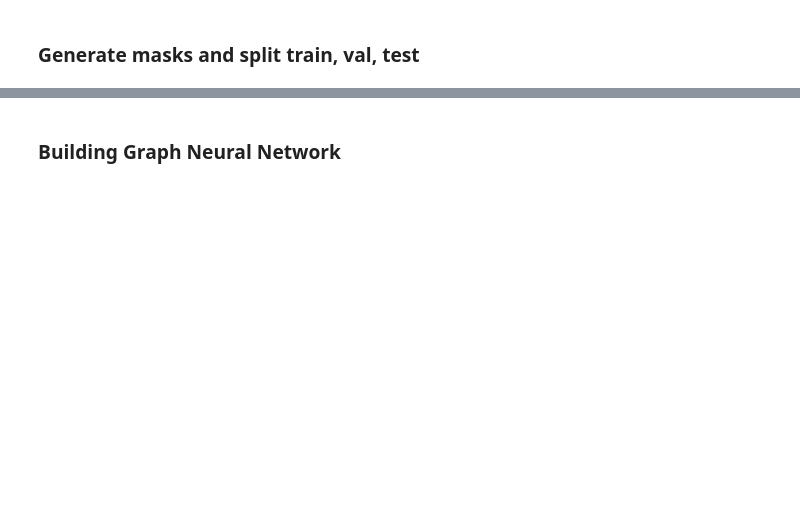
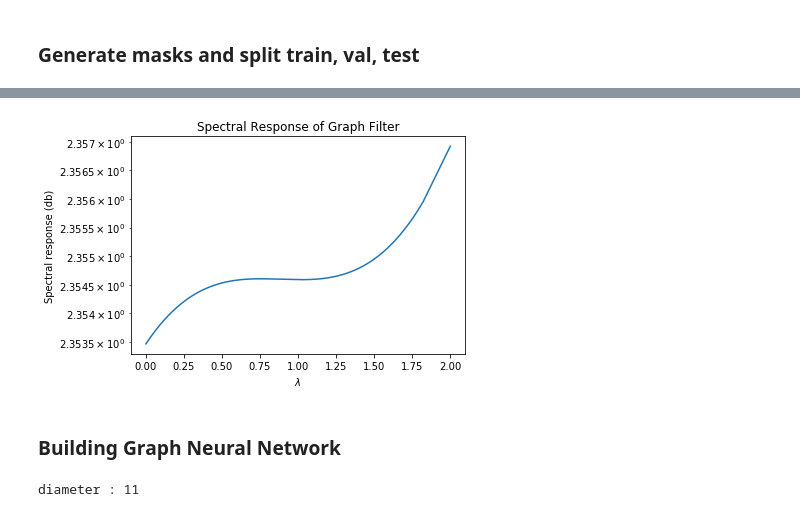
Before and after one commit to antoine-spahr/NTDS, a Jupyter notebook: Project/Machine_Learning.ipynb, the cells around one changed output, grey strips where cells are left out. Cells and saved outputs as stored; diff of their text form; code cells hidden in the pictures; blank space fills up the shorter version.

```diff
--- a/Project/Machine_Learning.ipynb
+++ b/Project/Machine_Learning.ipynb
@@ -133,3 +455,39 @@ for prov_index, test_index in sss.split(tensor_data, tensor_labels):
+# %%
+def compute_laplacian(adjacency: np.ndarray, normalize: bool):
+    """
+        DESCRIPTION : Compute spectral decomposition of a graph using the graph Laplacian
+        INPUT:
+            |--- adjacency: [np.ndarray] adjacency matrix of the graph
+            |--- normalize: [bool] if normalize laplacian or not
+        OUTPUT:
+            |--- L: [n x n ndarray] combinatorial or symmetric normalized Laplacian. of the graph
+    """
+    # degrees
+    I = np.identity(adjacency.shape[0])
+    degree = np.sum(adjacency, axis=1)
+    # Compute laplacian
+    D = I.copy()
+    np.fill_diagonal(D, degree)
+    L = D - adjacency
+    # normalized if requested
+    if normalize:
+        D12 = np.where(D > 0, np.power(D, -0.5, where=D>0), 0)
+        L = D12 @ L @ D12
+
+    return L
+# %%
+L_norm = compute_laplacian(adjacency =adj_mat, normalize = True)
+lamb_, _ = spectral_decomposition(laplacian = L_norm)
+# %%
+fig = plt.figure()
+ax = fig.add_subplot(111)
+ax.semilogy(lamb_,np.abs(polynomial_graph_filter_response(model.pol_weights.detach().numpy(), lamb_)))
+ax.set_xlabel('$\lambda$')
+ax.set_ylabel('Spectral response (db)')
+ax.set_title('Spectral Response of Graph Filter')
+plt.show()
+# %% [output]
+[figure, added]
 # %% [markdown]
 ### Building Graph Neural Network
 # %%
@@ -263,10 +595,12 @@ def evaluate(model, g, features, mask, labels):
 # %%
-# check network diameter --> take a lot of time to run
+# check network diameter --> take a lot of time to run => diameter 11
 import networkx as nx
 Gnx = nx.from_numpy_array(adj_mat)
 G_large = max(nx.connected_component_subgraphs(Gnx), key=len)
-#d = nx.diameter(G_large)
-#print(f'diameter : {d}')
+d = nx.diameter(G_large)
+print(f'diameter : {d}')
+# %% [output]
+diameter : 11
 # %%
 # Fixed values
 in_feats = tensor_data.shape[1]
```
Also changed, not shown: parts of 30 cells of this notebook.
